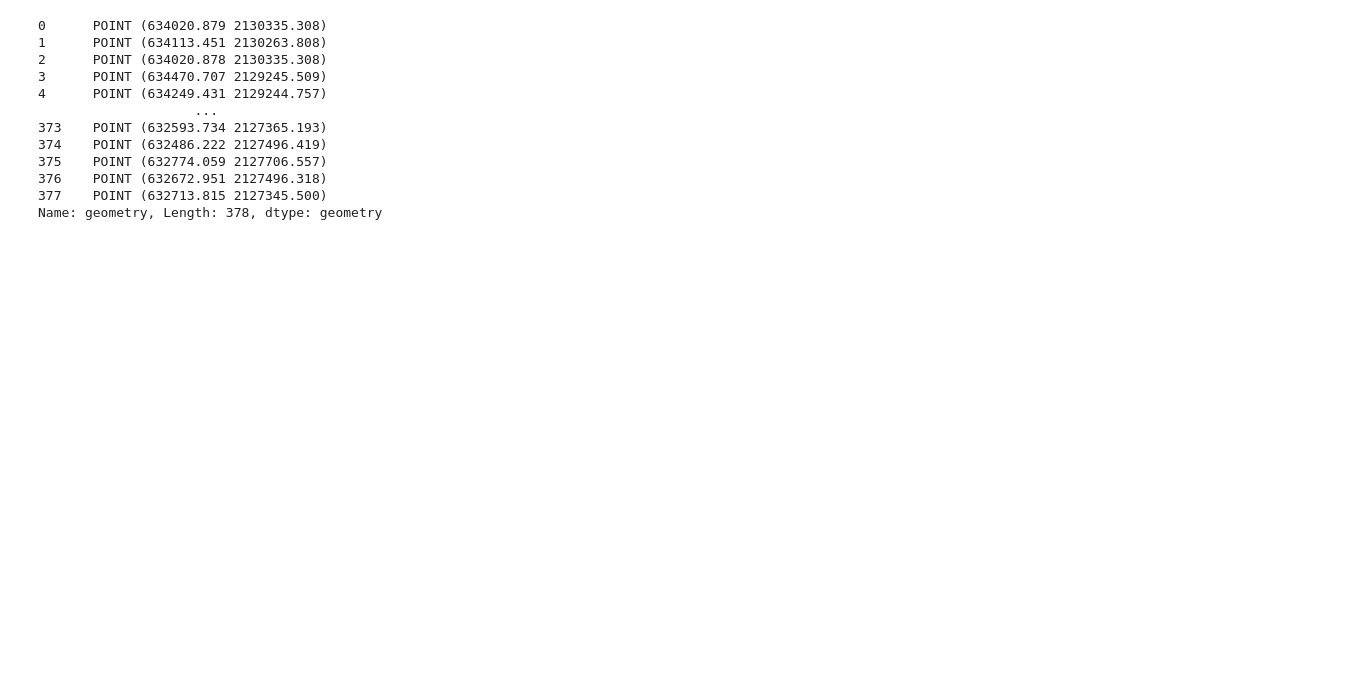
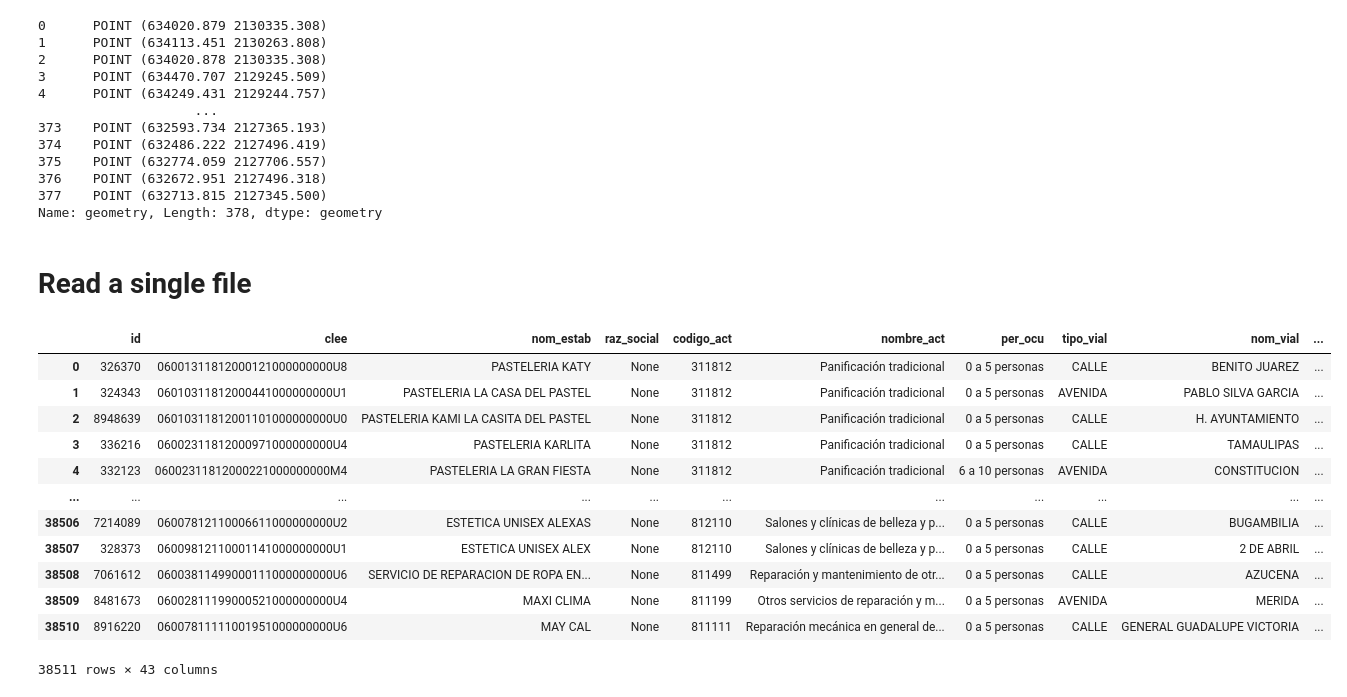
Before and after one commit to pcorner10/prep_2023, a Jupyter notebook: readDenue2023.ipynb, the cells around one changed output. Drawn from its saved outputs; the diff is of its cells as text; code cells hidden in the pictures; blank space fills up the shorter version.

```diff
--- a/readDenue2023.ipynb
+++ b/readDenue2023.ipynb
@@ -197,3 +230,22 @@ points
 376    POINT (632672.951 2127496.318)
 377    POINT (632713.815 2127345.500)
 Name: geometry, Length: 378, dtype: geometry
+# %% [markdown]
+# Read a single file
+# %%
+gdf = gpd.read_file("data/denue/38_denue_06_0522_shp/conjunto_de_datos/denue_inegi_06_.shp")
+gdf
+# %% [output]
+|  | id | clee | nom_estab | raz_social | codigo_act | nombre_act | per_ocu | tipo_vial | nom_vial | ... |
+| 0 | 326370 | 06001311812000121000000000U8 | PASTELERIA KATY | None | 311812 | Panificación tradicional | 0 a 5 personas | CALLE | BENITO JUAREZ | ... |
+| 1 | 324343 | 06010311812000441000000000U1 | PASTELERIA LA CASA DEL PASTEL | None | 311812 | Panificación tradicional | 0 a 5 personas | AVENIDA | PABLO SILVA GARCIA | ... |
+| 2 | 8948639 | 06010311812001101000000000U0 | PASTELERIA KAMI LA CASITA DEL PASTEL | None | 311812 | Panificación tradicional | 0 a 5 personas | CALLE | H. AYUNTAMIENTO | ... |
+| 3 | 336216 | 06002311812000971000000000U4 | PASTELERIA KARLITA | None | 311812 | Panificación tradicional | 0 a 5 personas | CALLE | TAMAULIPAS | ... |
+| 4 | 332123 | 06002311812000221000000000M4 | PASTELERIA LA GRAN FIESTA | None | 311812 | Panificación tradicional | 6 a 10 personas | AVENIDA | CONSTITUCION | ... |
+| ... | ... | ... | ... | ... | ... | ... | ... | ... | ... | ... |
+| 38506 | 7214089 | 06007812110006611000000000U2 | ESTETICA UNISEX ALEXAS | None | 812110 | Salones y clínicas de belleza y p... | 0 a 5 personas | CALLE | BUGAMBILIA | ... |
+| 38507 | 328373 | 06009812110001141000000000U1 | ESTETICA UNISEX ALEX | None | 812110 | Salones y clínicas de belleza y p... | 0 a 5 personas | CALLE | 2 DE ABRIL | ... |
+| 38508 | 7061612 | 06003811499000111000000000U6 | SERVICIO DE REPARACION DE ROPA EN... | None | 811499 | Reparación y mantenimiento de otr... | 0 a 5 personas | CALLE | AZUCENA | ... |
+| 38509 | 8481673 | 06002811199000521000000000U4 | MAXI CLIMA | None | 811199 | Otros servicios de reparación y m... | 0 a 5 personas | AVENIDA | MERIDA | ... |
+| 38510 | 8916220 | 06007811111001951000000000U6 | MAY CAL | None | 811111 | Reparación mecánica en general de... | 0 a 5 personas | CALLE | GENERAL GUADALUPE VICTORIA | ... |
+38511 rows × 43 columns
```
Also changed, not shown: parts of 5 cells of this notebook, 4 other files.
